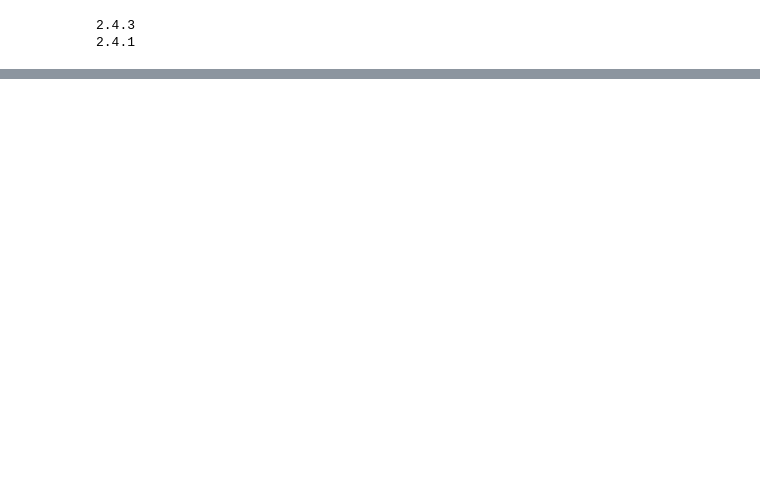
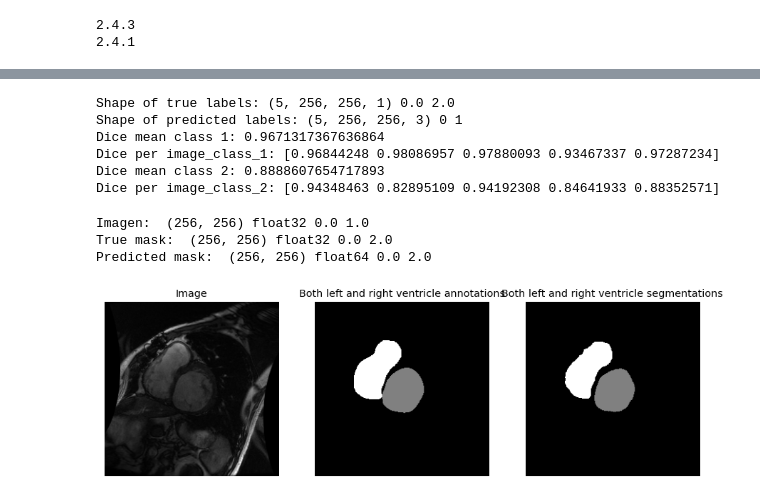
Before and after one commit to erikycd/Heart_segmentation, a Jupyter notebook: colab/UNET_pretrained_multiclass-Git.ipynb, the cells around one changed output, grey strips where cells are left out. Saved outputs shown, nothing was run; the diff lists cells and outputs as text; code cells hidden in the pictures; blank space fills up the shorter version.

```diff
--- a/colab/UNET_pretrained_multiclass-Git.ipynb
+++ b/colab/UNET_pretrained_multiclass-Git.ipynb
@@ -676,0 +369,77 @@ visualize(X_test , predicted_mask)
+# %%
+# COMPUTING DICE METRIC ON PREDICTED SET
+
+def dice_coeff(y_true, y_pred):
+
+  Dice_class_1 = np.zeros(y_true.shape[0])
+  Dice_class_2 = np.zeros(y_true.shape[0])
+
+  for k in range(y_true.shape[0]):
+
+    img1 = np.asarray(y_true[k,:,:,0]==1).astype(np.bool)
+    img2 = np.asarray(y_pred[k,:,:,1]).astype(np.bool)
+    if img1.sum() + img2.sum() == 0: return 1
+    intersection = np.logical_and(img1, img2)
+    Dice_class_1[k] = 2. * intersection.sum() / (img1.sum() + img2.sum())
+
+    img3 = np.asarray(y_true[k,:,:,0]==2).astype(np.bool)
+    img4 = np.asarray(y_pred[k,:,:,2]).astype(np.bool)
+    if img3.sum() + img4.sum() == 0: return 1
+    intersection = np.logical_and(img3, img4)
+    Dice_class_2[k] = 2. * intersection.sum() / (img3.sum() + img4.sum())
+
+  return Dice_class_1, Dice_class_2
+
+Dice_class_1 , Dice_class_2 = dice_coeff(y_test,predicted_mask)
+
+print('Shape of true labels:',y_test.shape,y_test.min(),y_test.max())
+print('Shape of predicted labels:',predicted_mask.shape,predicted_mask.min(),predicted_mask.max())
+
+print('Dice mean class 1:',Dice_class_1.mean())
+print('Dice per image_class_1:',Dice_class_1)
+
+print('Dice mean class 2:',Dice_class_2.mean())
+print('Dice per image_class_2:',Dice_class_2)
+# %% [output]
+Shape of true labels: (5, 256, 256, 1) 0.0 2.0
+Shape of predicted labels: (5, 256, 256, 3) 0 1
+Dice mean class 1: 0.9671317367636864
+Dice per image_class_1: [0.96844248 0.98086957 0.97880093 0.93467337 0.97287234]
+Dice mean class 2: 0.8888607654717893
+Dice per image_class_2: [0.94348463 0.82895109 0.94192308 0.84641933 0.88352571]
+# %%
+# COMPARISON OF A SINGLE IMAGE
+
+plt.figure(figsize=(15,15))
+
+label = 0
+plt.subplot(1,3,1)
+a = X_test[label,:,:,0]
+print('Imagen: ',a.shape, a.dtype, a.min(), a.max())
+plt.imshow(a, cmap='gray')
+plt.title("Image")
+plt.xticks([])
+plt.yticks([])
+
+plt.subplot(1,3,2)
+b = y_test[label,:,:,0]
+print('True mask: ',b.shape, b.dtype, b.min(), b.max())
+plt.imshow(b, cmap='gray')
+plt.title("Both left and right ventricle annotations")
+plt.xticks([])
+plt.yticks([])
+
+plt.subplot(1,3,3)
+c = predicted_mask[label,:,:,1] + 2.*(predicted_mask[label,:,:,2])
+print('Predicted mask: ',c.shape, c.dtype, c.min(), c.max())
+plt.imshow(c, cmap='gray')
+plt.title("Both left and right ventricle segmentations")
+plt.xticks([])
+plt.yticks([])
+
+plt.show()
+# %% [output]
+Imagen:  (256, 256) float32 0.0 1.0
+True mask:  (256, 256) float32 0.0 2.0
+Predicted mask:  (256, 256) float64 0.0 2.0
+[figure, added]
```
Also changed, not shown: parts of 37 cells of this notebook.
